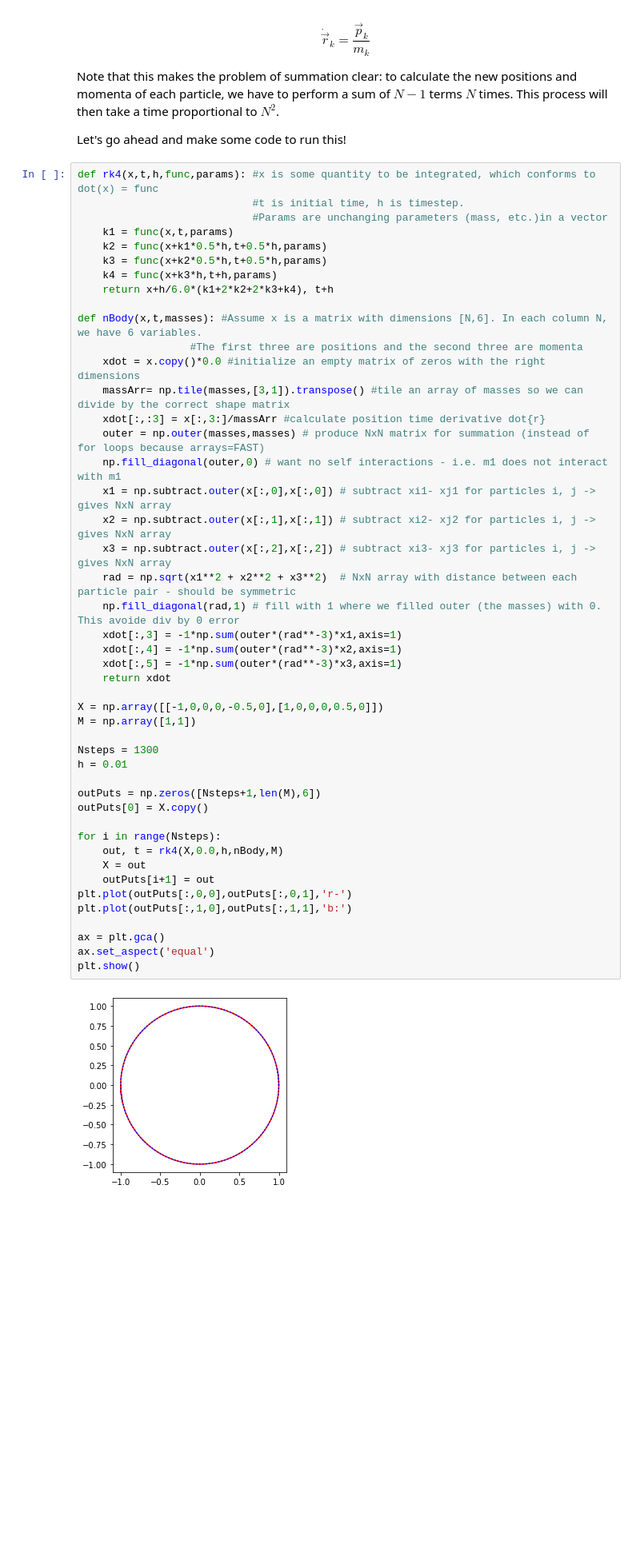
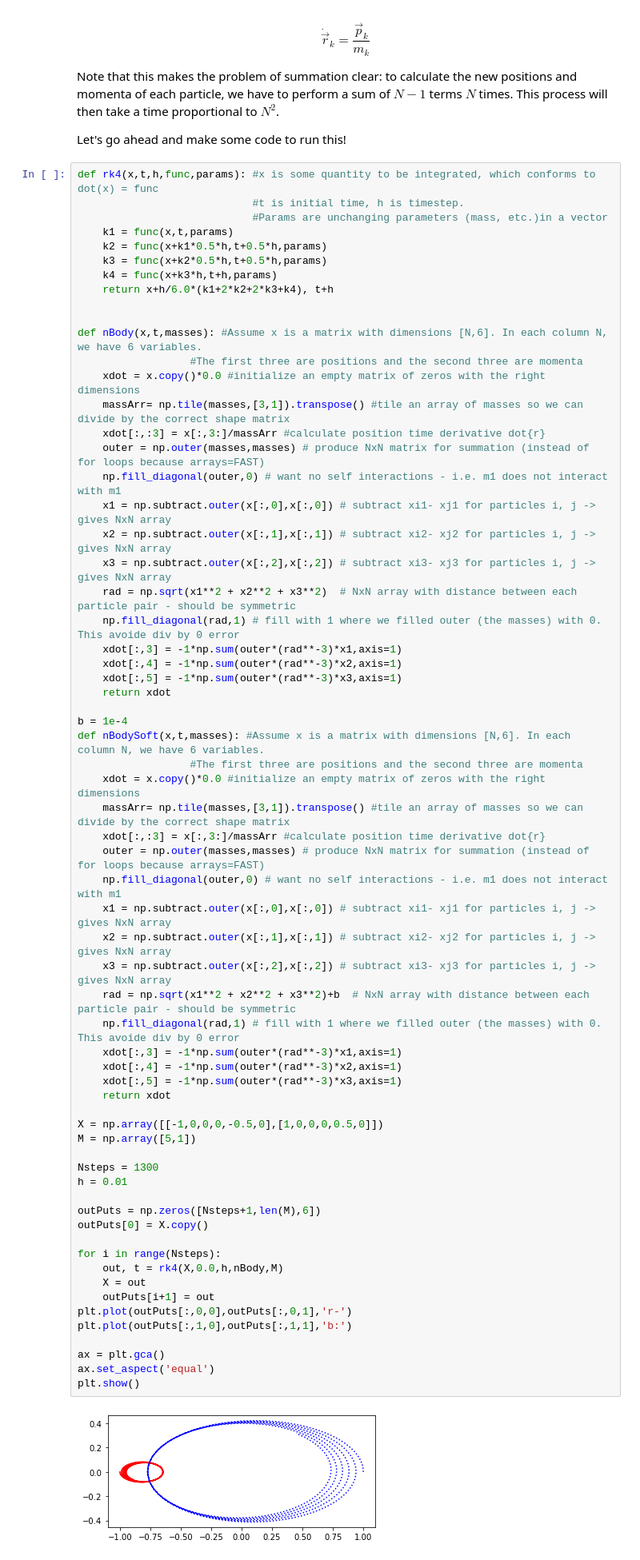
Before and after one commit to roarkhabegger/spiralDensity, a Jupyter notebook: TwoBody.ipynb, the cells around one changed output. Shown at 80% size. Drawn from its saved outputs; the diff is of its cells as text; blank space fills up the shorter version.

```diff
--- a/TwoBody.ipynb
+++ b/TwoBody.ipynb
@@ -161,6 +161,7 @@ def rk4(x,t,h,func,params): #x is some quantity to be integrated, which conforms
     k3 = func(x+k2*0.5*h,t+0.5*h,params)
     k4 = func(x+k3*h,t+h,params)
     return x+h/6.0*(k1+2*k2+2*k3+k4), t+h
+
 
 def nBody(x,t,masses): #Assume x is a matrix with dimensions [N,6]. In each column N, we have 6 variables.
                   #The first three are positions and the second three are momenta
@@ -171,35 +172,53 @@ def nBody(x,t,masses): #Assume x is a matrix with dimensions [N,6]. In each colu
     np.fill_diagonal(outer,0) # want no self interactions - i.e. m1 does not interact with m1
     x1 = np.subtract.outer(x[:,0],x[:,0]) # subtract xi1- xj1 for particles i, j -> gives NxN array
     x2 = np.subtract.outer(x[:,1],x[:,1]) # subtract xi2- xj2 for particles i, j -> gives NxN array
     x3 = np.subtract.outer(x[:,2],x[:,2]) # subtract xi3- xj3 for particles i, j -> gives NxN array
     rad = np.sqrt(x1**2 + x2**2 + x3**2)  # NxN array with distance between each particle pair - should be symmetric
     np.fill_diagonal(rad,1) # fill with 1 where we filled outer (the masses) with 0. This avoide div by 0 error
     xdot[:,3] = -1*np.sum(outer*(rad**-3)*x1,axis=1)
     xdot[:,4] = -1*np.sum(outer*(rad**-3)*x2,axis=1)
     xdot[:,5] = -1*np.sum(outer*(rad**-3)*x3,axis=1)
     return xdot
 
+b = 1e-4
+def nBodySoft(x,t,masses): #Assume x is a matrix with dimensions [N,6]. In each column N, we have 6 variables.
+                  #The first three are positions and the second three are momenta
+    xdot = x.copy()*0.0 #initialize an empty matrix of zeros with the right dimensions
+    massArr= np.tile(masses,[3,1]).transpose() #tile an array of masses so we can divide by the correct shape matrix
+    xdot[:,:3] = x[:,3:]/massArr #calculate position time derivative dot{r}
+    outer = np.outer(masses,masses) # produce NxN matrix for summation (instead of for loops because arrays=FAST)
+    np.fill_diagonal(outer,0) # want no self interactions - i.e. m1 does not interact with m1
+    x1 = np.subtract.outer(x[:,0],x[:,0]) # subtract xi1- xj1 for particles i, j -> gives NxN array
+    x2 = np.subtract.outer(x[:,1],x[:,1]) # subtract xi2- xj2 for particles i, j -> gives NxN array
+    x3 = np.subtract.outer(x[:,2],x[:,2]) # subtract xi3- xj3 for particles i, j -> gives NxN array
+    rad = np.sqrt(x1**2 + x2**2 + x3**2)+b  # NxN array with distance between each particle pair - should be symmetric
+    np.fill_diagonal(rad,1) # fill with 1 where we filled outer (the masses) with 0. This avoide div by 0 error
+    xdot[:,3] = -1*np.sum(outer*(rad**-3)*x1,axis=1)
+    xdot[:,4] = -1*np.sum(outer*(rad**-3)*x2,axis=1)
+    xdot[:,5] = -1*np.sum(outer*(rad**-3)*x3,axis=1)
+    return xdot
+
 X = np.array([[-1,0,0,0,-0.5,0],[1,0,0,0,0.5,0]])
-M = np.array([1,1])
+M = np.array([5,1])
 
 Nsteps = 1300
 h = 0.01
 
 outPuts = np.zeros([Nsteps+1,len(M),6])
 outPuts[0] = X.copy()
 
 for i in range(Nsteps):
     out, t = rk4(X,0.0,h,nBody,M)
     X = out
     outPuts[i+1] = out
 plt.plot(outPuts[:,0,0],outPuts[:,0,1],'r-')
 plt.plot(outPuts[:,1,0],outPuts[:,1,1],'b:')
 
 ax = plt.gca()
 ax.set_aspect('equal')
 plt.show()
 # %% [output]
-[figure, old version]
+[figure, new version]
 # %% [markdown]
 Mess with the above - for example, change the mass ratio to be 5,1 instead of 1,1. This will result in an unstable orbit. But is that reality? Crank h down to 0.01 and Nsteps up to 10000 for the same mass ratio. You will find a very stable orbit! So we hit the problem with Runge Kutta integration - errors can rapidly build up and lead to unphysical results. This will only get worse with more masses!
 # %% [markdown]
```
Also changed, not shown: parts of 7 cells of this notebook, 3 other files.
